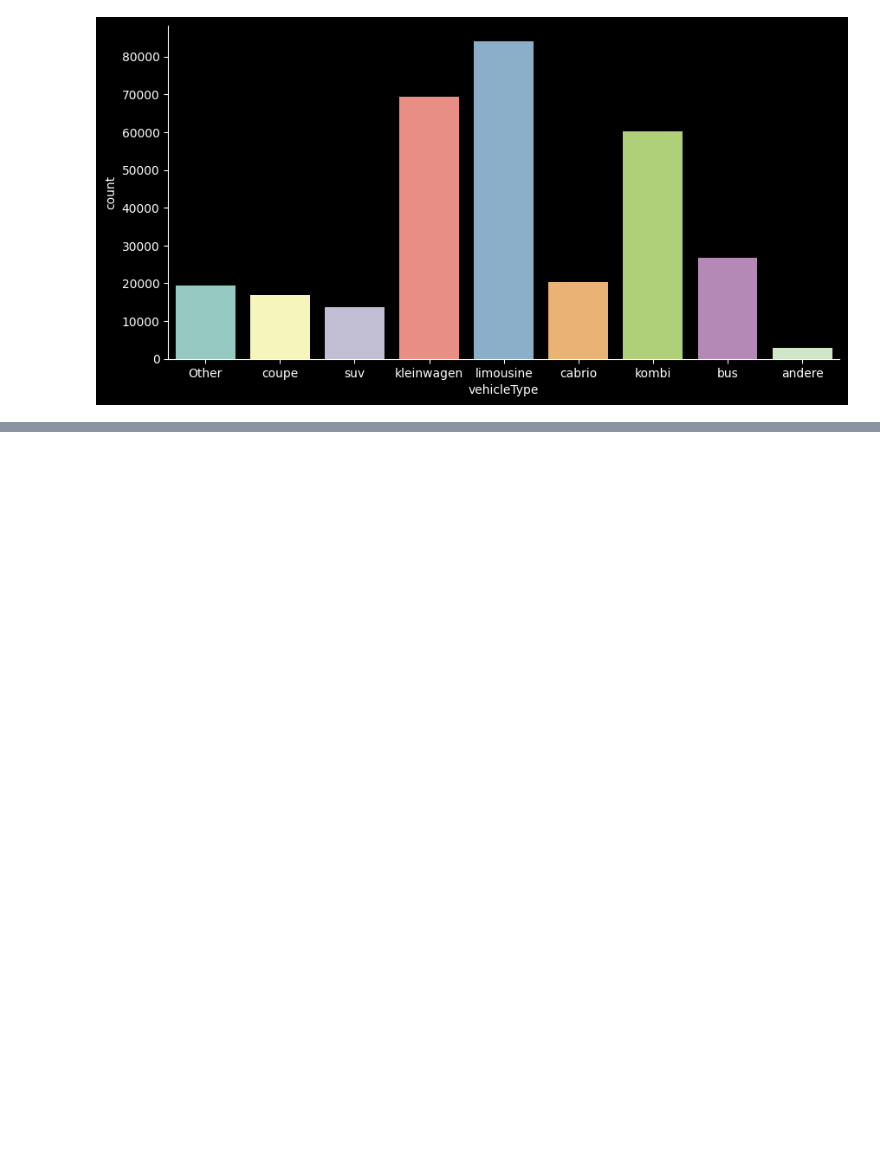
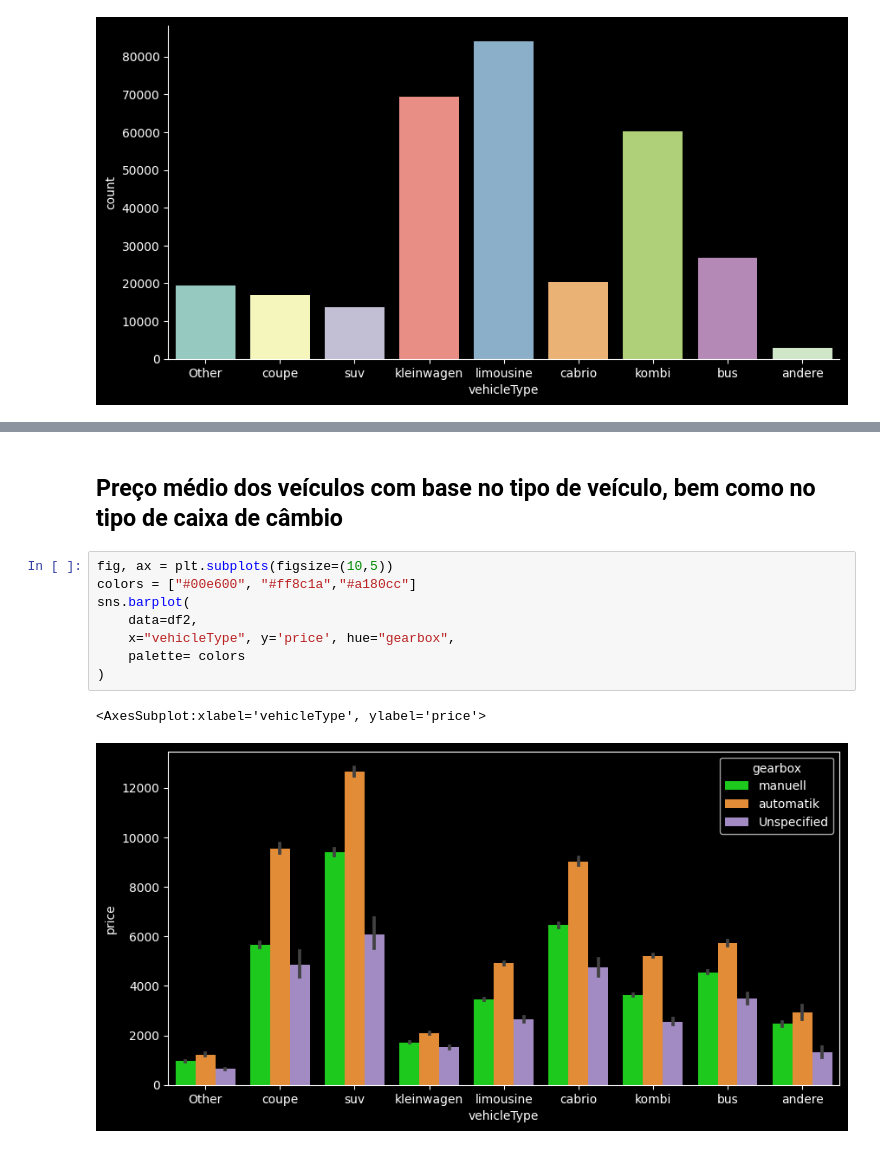
Before and after one commit to PaulAnicet97/Data_analysis, a Jupyter notebook: car/main.ipynb, the cells around one changed output, grey strips where cells are left out. Saved outputs shown, nothing was run; the diff lists cells and outputs as text; blank space fills up the shorter version.

```diff
--- a/car/main.ipynb
+++ b/car/main.ipynb
@@ -147,0 +169,13 @@ sns.countplot(x=df2["vehicleType"])
+# %% [markdown]
+## Preço médio dos veículos com base no tipo de veículo, bem como no tipo de caixa de câmbio
+# %%
+fig, ax = plt.subplots(figsize=(10,5))
+colors = ["#00e600", "#ff8c1a","#a180cc"]
+sns.barplot(
+    data=df2,
+    x="vehicleType", y='price', hue="gearbox",
+    palette= colors
+)
+# %% [output]
+<AxesSubplot:xlabel='vehicleType', ylabel='price'>
+[figure, added]
```
Also changed, not shown: parts of 3 cells of this notebook.
